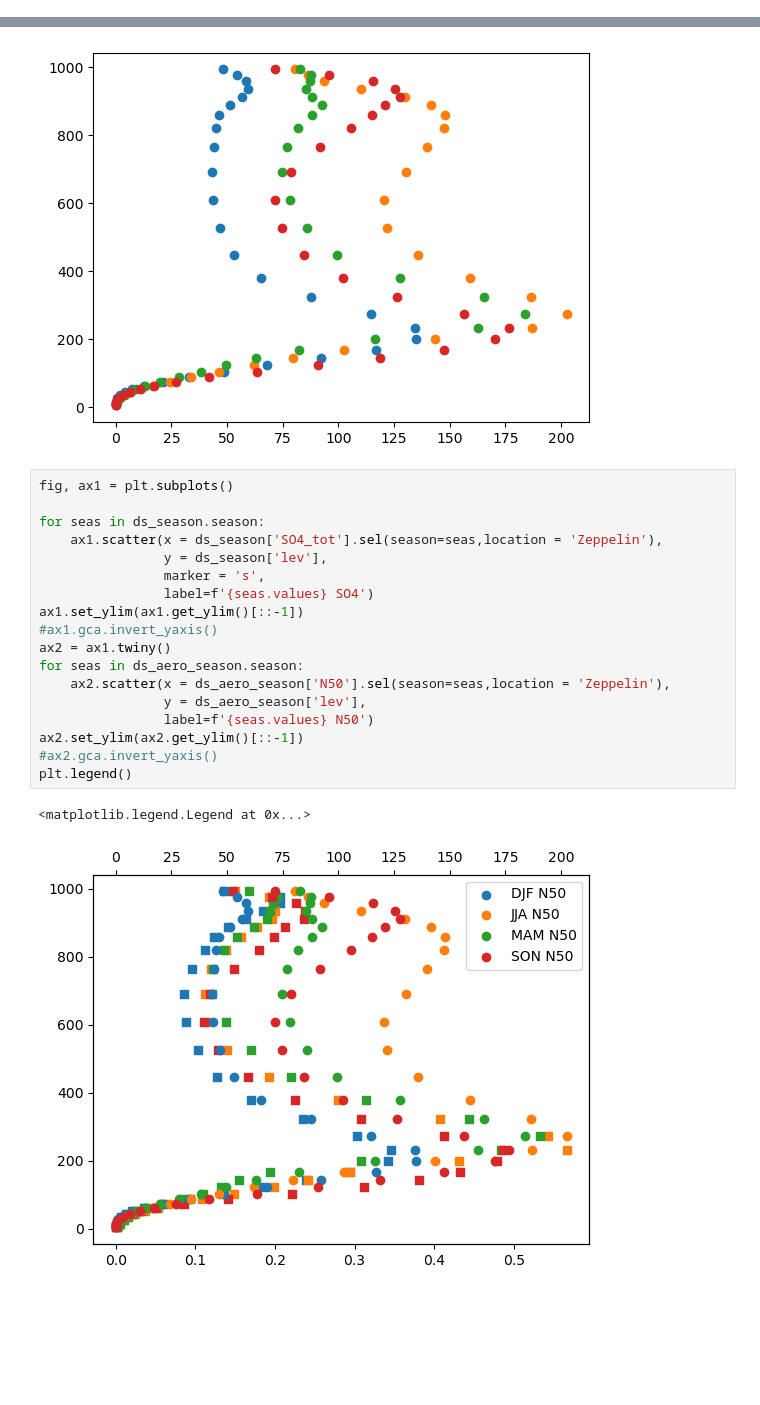
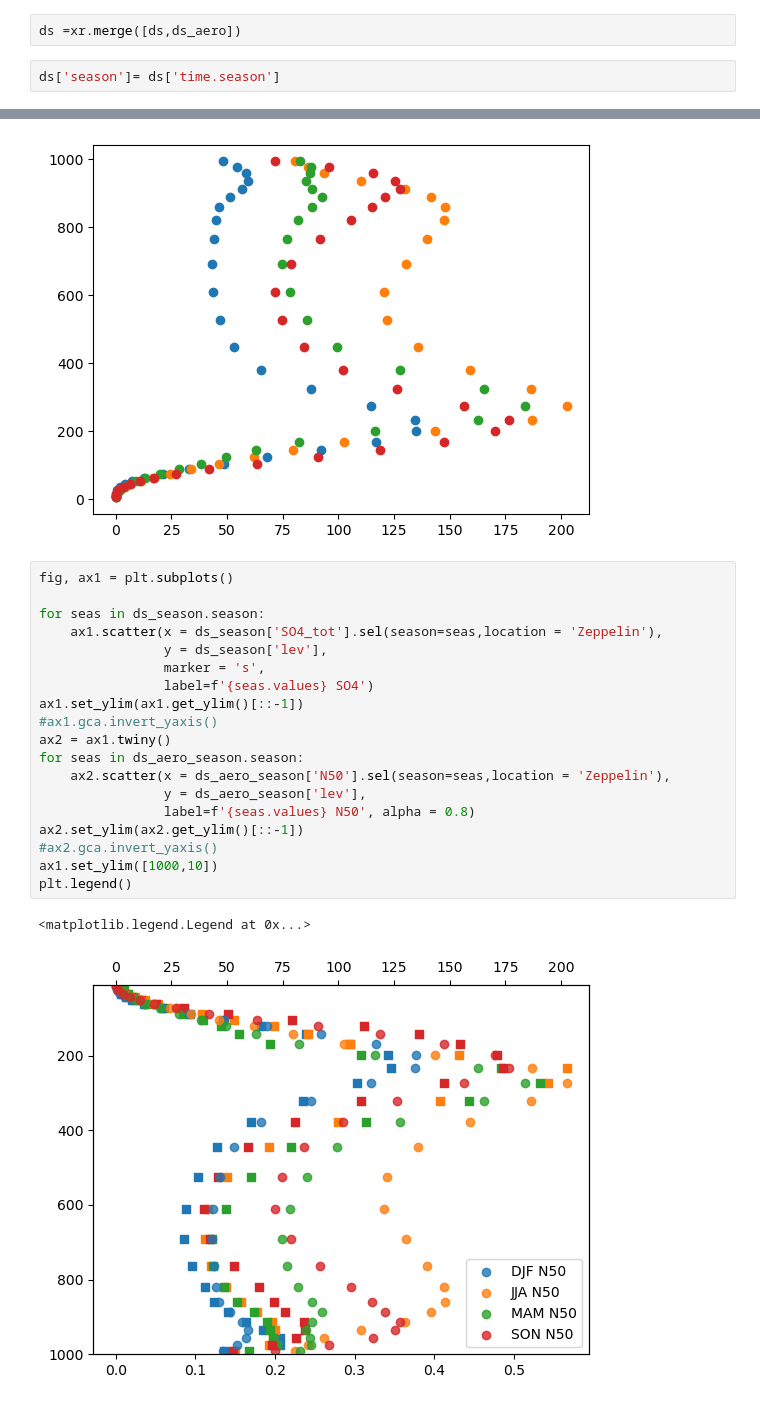
Before and after one commit to eScience-course/-Tjaernoe2022-group1, a Jupyter notebook: notebooks/Stefan/Aero NorESM Data Start.ipynb, the cells around one changed output, grey strips where cells are left out. Drawn from its saved outputs; the diff is of its cells as text; blank space fills up the shorter version.

Commit message:
Funky colourful plots

```diff
--- a/notebooks/Stefan/Aero NorESM Data Start.ipynb
+++ b/notebooks/Stefan/Aero NorESM Data Start.ipynb
@@ -502,3 +502,7 @@ False
 Attributes: (0)
 # %%
 import matplotlib.pyplot as plt
+# %%
+ds =xr.merge([ds,ds_aero])
+# %%
+ds['season']= ds['time.season']
@@ -647,21 +667,22 @@ for seas in ds_aero_season.season:
 # %%
 fig, ax1 = plt.subplots()
 
 for seas in ds_season.season:
     ax1.scatter(x = ds_season['SO4_tot'].sel(season=seas,location = 'Zeppelin'),
                 y = ds_season['lev'],
                 marker = 's',
                 label=f'{seas.values} SO4')
 ax1.set_ylim(ax1.get_ylim()[::-1])
 #ax1.gca.invert_yaxis()
 ax2 = ax1.twiny()
 for seas in ds_aero_season.season:
     ax2.scatter(x = ds_aero_season['N50'].sel(season=seas,location = 'Zeppelin'),
                 y = ds_aero_season['lev'],
-                label=f'{seas.values} N50')
+                label=f'{seas.values} N50', alpha = 0.8)
 ax2.set_ylim(ax2.get_ylim()[::-1])
 #ax2.gca.invert_yaxis()
+ax1.set_ylim([1000,10])
 plt.legend()
 # %% [output]
 <matplotlib.legend.Legend at 0x...>
-[figure, old version]
+[figure, new version]
```
Also changed, not shown: parts of 7 cells of this notebook.
